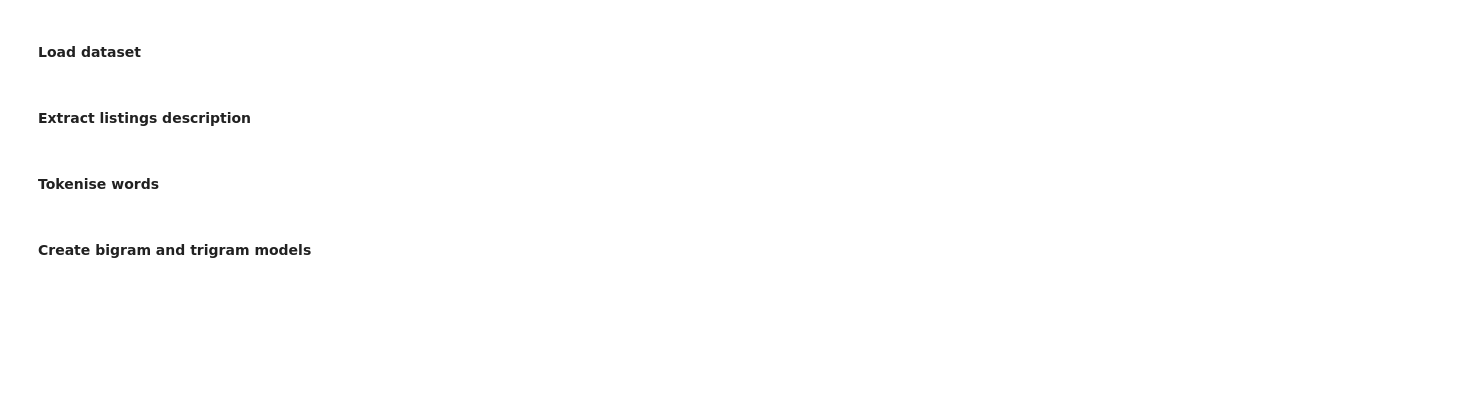
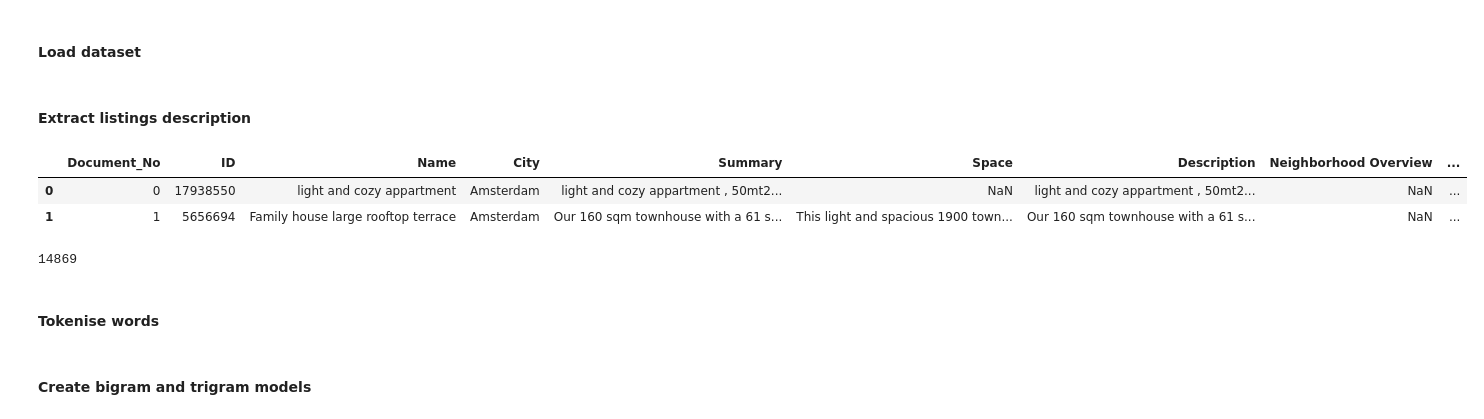
Before and after one commit to deepak-karkala/airbnb-data-science, a Jupyter notebook: notebooks/search_listings_by_neighbourhood_vibe.ipynb, the cells around one changed output. Drawn from its saved outputs; the diff is of its cells as text; code cells hidden in the pictures; blank space fills up the shorter version.

```diff
--- a/notebooks/search_listings_by_neighbourhood_vibe.ipynb
+++ b/notebooks/search_listings_by_neighbourhood_vibe.ipynb
@@ -45,7 +86,22 @@ df = df[columns]
 #### Extract listings description
 # %%
 # Convert to list
-data = df.sample(n=10000, random_state=1)["Description"].values.tolist()
+#data = df.sample(n=10000, random_state=1)["vibe_text"].values.tolist()
+df_nyc = df[df["City"]=="Amsterdam"].copy()
+df_nyc.reset_index(inplace=True)
+del df_nyc["index"]
+df_nyc.reset_index(inplace=True)
+df_nyc.rename(columns={"index":"Document_No"}, inplace=True)
+df_nyc.head(2)
+# %% [output]
+|  | Document_No | ID | Name | City | Summary | Space | Description | Neighborhood Overview | ... |
+| 0 | 0 | 17938550 | light and cozy appartment | Amsterdam | light and cozy appartment , 50mt2... | NaN | light and cozy appartment , 50mt2... | NaN | ... |
+| 1 | 1 | 5656694 | Family house large rooftop terrace | Amsterdam | Our 160 sqm townhouse with a 61 s... | This light and spacious 1900 town... | Our 160 sqm townhouse with a 61 s... | NaN | ... |
+# %%
+data = df_nyc["Description"].values.tolist()
+len(data)
+# %% [output]
+14869
 # %% [markdown]
 #### Tokenise words
 # %%
```
Also changed, not shown: parts of 18 cells of this notebook, 1 other file.
